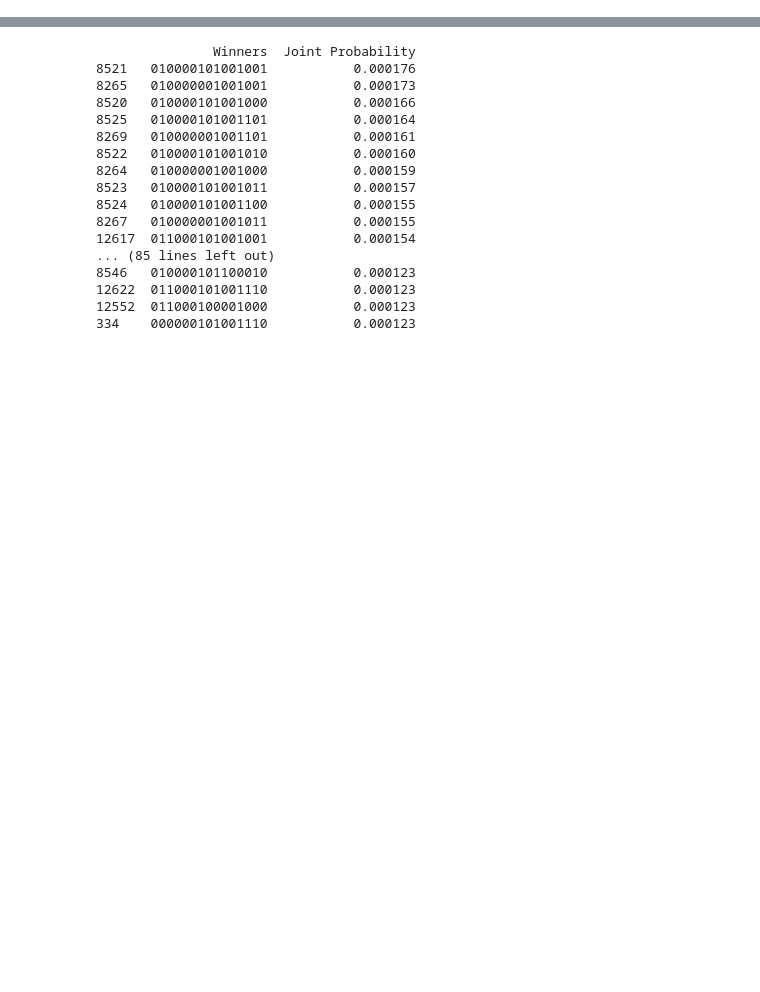
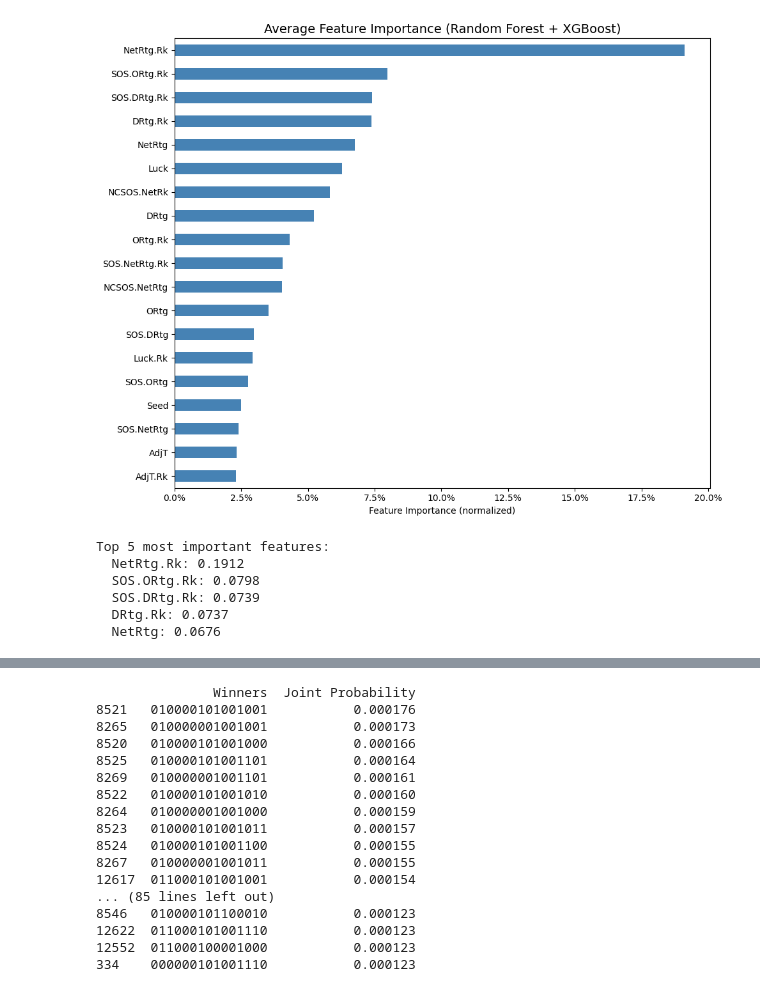
Before and after one commit to Shymkis/march-madness-predictor, a Jupyter notebook: analyze_data.ipynb, the cells around one changed output, grey strips where cells are left out. Cells and saved outputs as stored; diff of their text form; code cells hidden in the pictures; blank space fills up the shorter version.

Commit message:
Updated learner to exclude W, L, WinPct from tournament leakage in the past, added portfolio generator, increased documentation

```diff
--- a/analyze_data.ipynb
+++ b/analyze_data.ipynb
@@ -12,6 +44,6 @@ from xgboost import XGBClassifier
 # %%
 current_year = date.today().year
-winners = {
+tournament_winners = {
     2002: "Maryland",
     2003: "Syracuse",
     2004: "Connecticut",
@@ -39,9 +71,9 @@ winners = {
 
 all_data = []
 for year in range(2002, current_year + 1):
-    if year not in winners:
+    if year not in tournament_winners:
         continue
     df = pd.read_csv(f"csv_files/{year}.csv")
-    df["Winner"] = winners[year] == df["Team"]
+    df["Winner"] = tournament_winners[year] == df["Team"]
     all_data.append(df)
 combined_df = pd.concat(all_data)
@@ -153,0 +259,33 @@ print(df_curr[["Team", "Win Probability"]])
+# %%
+import matplotlib.pyplot as plt
+import matplotlib.ticker as mtick
+
+feature_names = X_curr.columns.tolist()
+
+# Extract importances from the tree-based models in the last trained ensemble
+rf_model  = ensemble_model.named_estimators_["Random Forest"]
+xgb_model = ensemble_model.named_estimators_["XGBoost"]
+
+rf_imp  = pd.Series(rf_model.feature_importances_,  index=feature_names)
+xgb_imp = pd.Series(xgb_model.feature_importances_, index=feature_names)
+avg_imp = ((rf_imp + xgb_imp) / 2).sort_values(ascending=True)
+
+fig, ax = plt.subplots(figsize=(10, 8))
+avg_imp.plot(kind="barh", ax=ax, color="steelblue")
+ax.set_title("Average Feature Importance (Random Forest + XGBoost)", fontsize=14)
+ax.set_xlabel("Feature Importance (normalized)")
+ax.xaxis.set_major_formatter(mtick.PercentFormatter(xmax=1))
+plt.tight_layout()
+plt.show()
+
+print("Top 5 most important features:")
+for feat, imp in avg_imp.sort_values(ascending=False).head(5).items():
+    print(f"  {feat}: {imp:.4f}")
+# %% [output]
+[figure, added]
+Top 5 most important features:
+  NetRtg.Rk: 0.1912
+  SOS.ORtg.Rk: 0.0798
+  SOS.DRtg.Rk: 0.0739
+  DRtg.Rk: 0.0737
+  NetRtg: 0.0676
```
Also changed, not shown: parts of 21 cells of this notebook, 2 other files.
